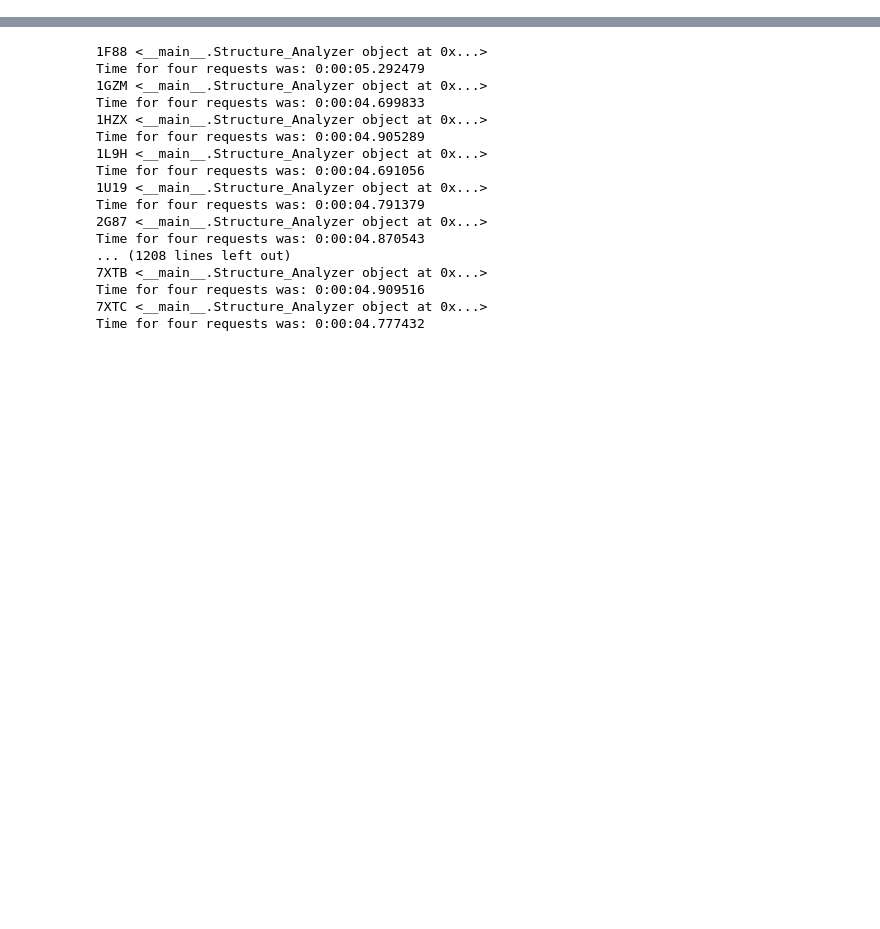
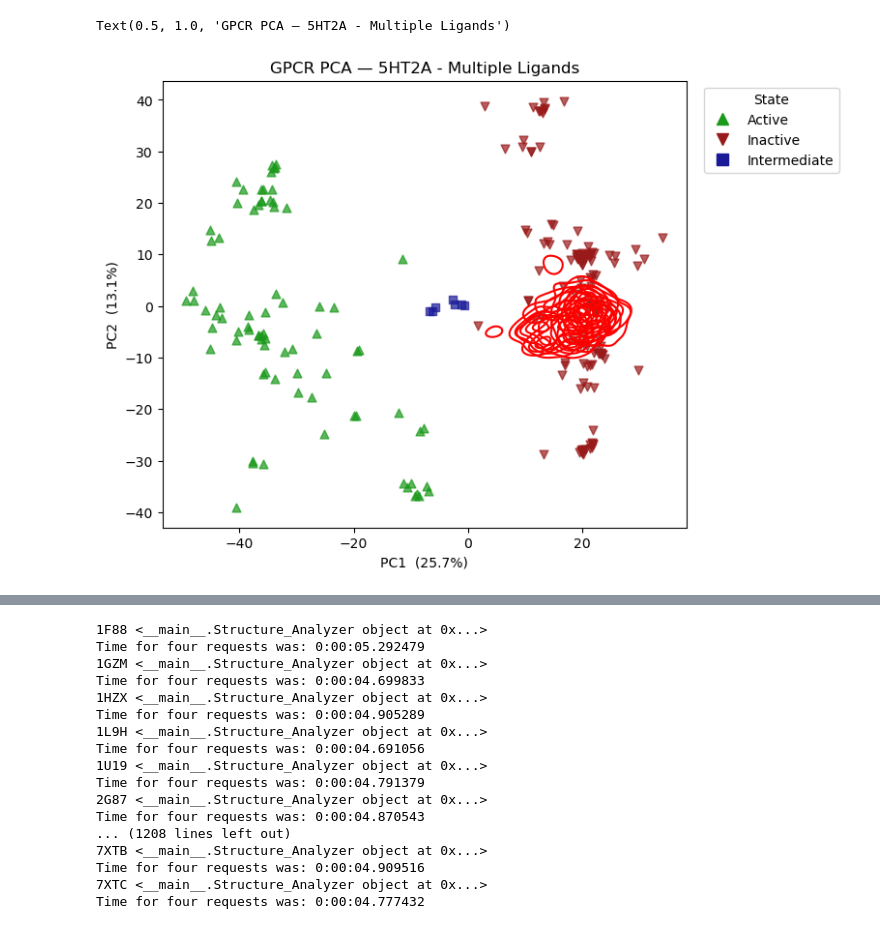
Before and after one commit to josephdepaoloboisvert/ChiMPSS, a Jupyter notebook: PCA_of_GPCRs.ipynb, the cells around one changed output, grey strips where cells are left out. Drawn from its saved outputs; the diff is of its cells as text; code cells hidden in the pictures; blank space fills up the shorter version.

```diff
--- a/PCA_of_GPCRs.ipynb
+++ b/PCA_of_GPCRs.ipynb
@@ -0,0 +6,15 @@
+# %%
+def get_contour_data(x, y):
+    import numpy as np
+    import matplotlib.pyplot as plt
+    from scipy.stats import gaussian_kde
+        # Estimate density
+    xy = np.vstack([x, y])
+    kde = gaussian_kde(xy)
+
+    # Create a grid and evaluate density on it
+    x_grid = np.linspace(x.min(), x.max(), 100)
+    y_grid = np.linspace(y.min(), y.max(), 100)
+    X, Y = np.meshgrid(x_grid, y_grid)
+    Z = kde(np.vstack([X.ravel(), Y.ravel()])).reshape(X.shape)
+    return X, Y, Z
@@ -0,0 +51,15 @@
+# %%
+def plot_additional_projections(projections, fig, ax, n_levels=6):
+    for i, projection in enumerate(projections):
+        X, Y, Z = get_contour_data(projection[:, 0], projection[:, 1])
+        if i ==0:
+            cols = [((n_levels - i) / n_levels, 0.08, 0.08) for i in range(n_levels)][::-1]
+        elif i ==1:
+            cols = [(0.08, (n_levels - i) / n_levels, 0.08) for i in range(n_levels)][::-1]
+        elif i ==2:
+            cols = [(0.08, 0.08, (n_levels - i) / n_levels) for i in range(n_levels)][::-1]
+        contour = ax.contour(X, Y, Z, levels=n_levels, colors=cols)
+
+def add_projection(projection, n_levels=6, cols='r'):
+    X, Y, Z = get_contour_data(projection[:, 0], projection[:, 1])
+    contour = ax.contour(X, Y, Z, levels=n_levels, colors=cols)
@@ -0,0 +68,10 @@
+# %%
+#KOR / GR89696
+fig, ax = all_gpcr_plot_base()
+#projections = [np.load(f'pca_projections_backbone/5HT2A_rpt{i}.npy') for i in range(3)]
+projections = [np.load(fn) for fn in glob.glob('pca_projections_backbone/5HT2A*.npy')]
+_ = [add_projection(projection) for projection in projections]
+ax.set_title("GPCR PCA — 5HT2A - Multiple Ligands")
+# %% [output]
+Text(0.5, 1.0, 'GPCR PCA — 5HT2A - Multiple Ligands')
+[figure, added]
```
Also changed, not shown: parts of 20 cells of this notebook, 1 other file.
